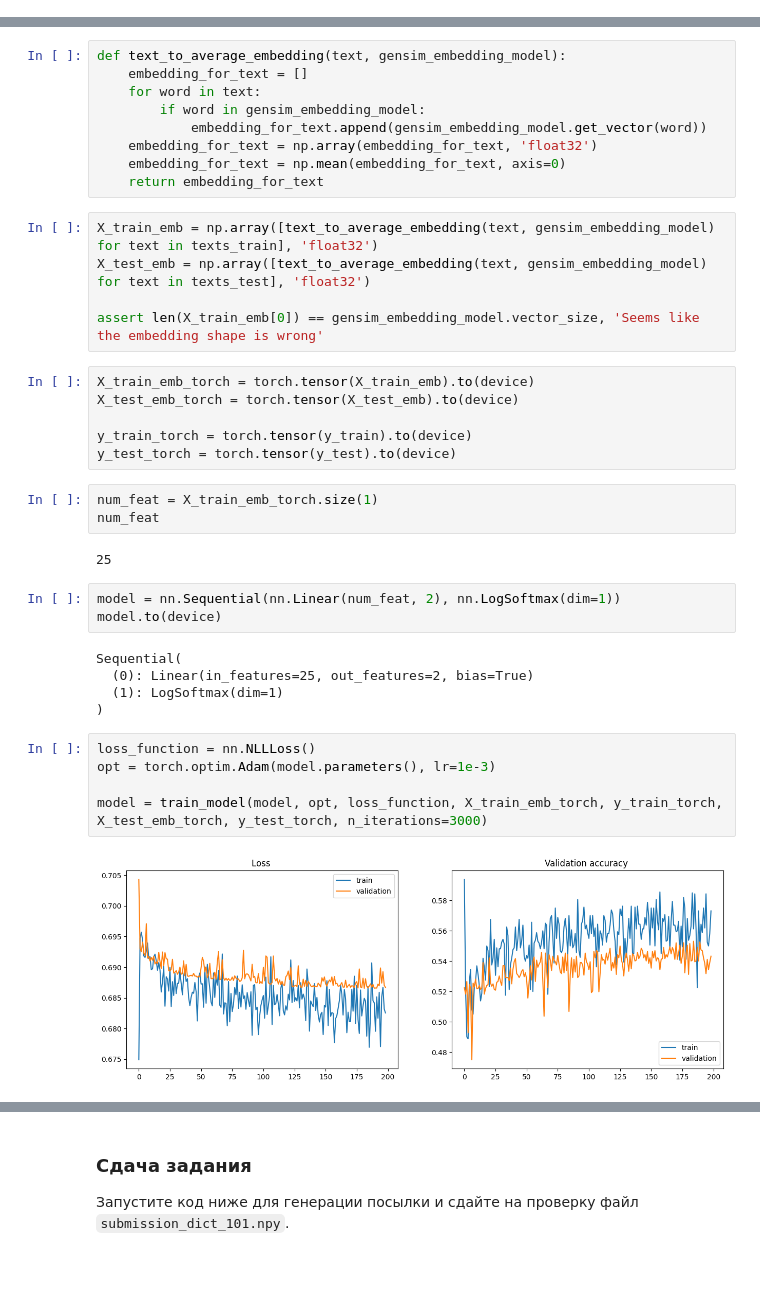
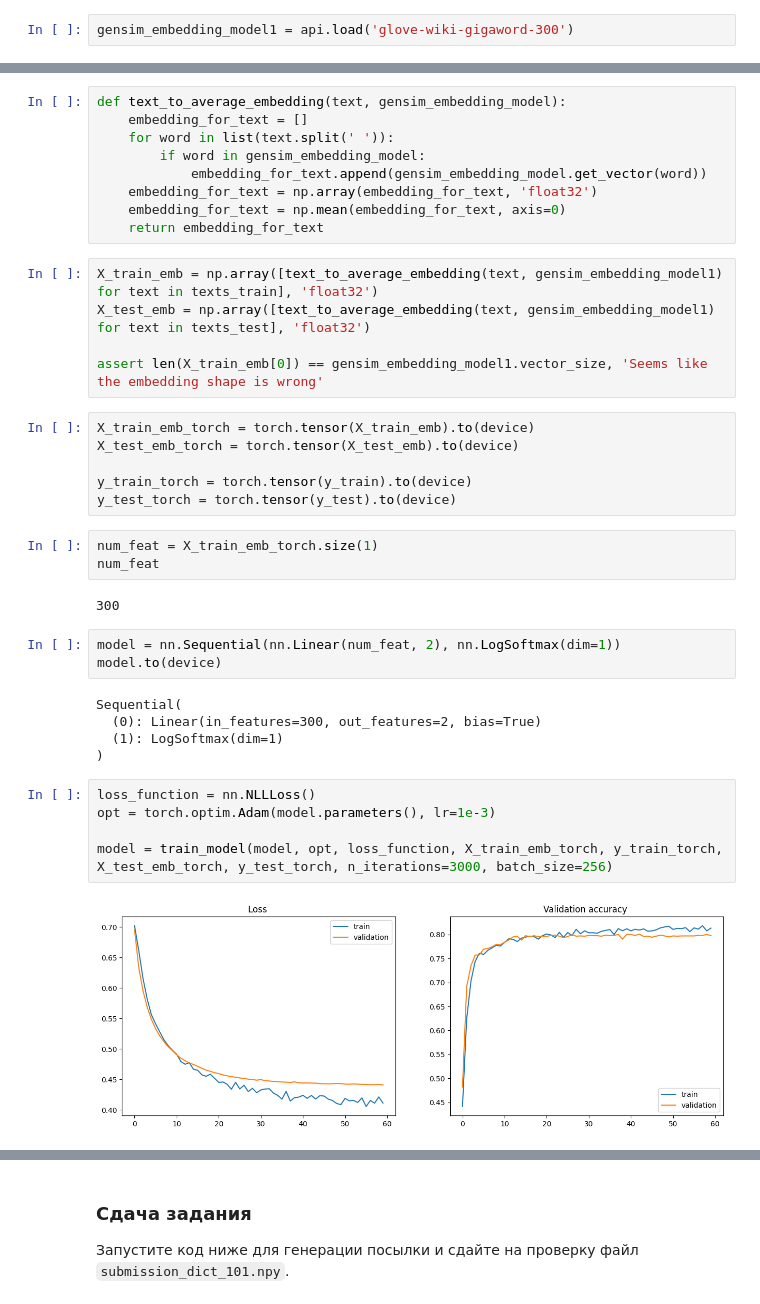
Before and after one commit to EvgenVer/ml-course_p2, a Jupyter notebook: homeworks_advanced/assignment01_text_classification/assignment01.ipynb, the cells around one changed output, grey strips where cells are left out. Drawn from its saved outputs; the diff is of its cells as text; blank space fills up the shorter version.

```diff
--- a/homeworks_advanced/assignment01_text_classification/assignment01.ipynb
+++ b/homeworks_advanced/assignment01_text_classification/assignment01.ipynb
@@ -456,0 +457,2 @@ gensim_embedding_model = api.load('glove-twitter-200')
+# %%
+gensim_embedding_model1 = api.load('glove-wiki-gigaword-300')
@@ -457,17 +461,17 @@ gensim_embedding_model = api.load('glove-twitter-200')
 # %%
 def text_to_average_embedding(text, gensim_embedding_model):
     embedding_for_text = []
-    for word in text:
+    for word in list(text.split(' ')):
         if word in gensim_embedding_model:
             embedding_for_text.append(gensim_embedding_model.get_vector(word))
     embedding_for_text = np.array(embedding_for_text, 'float32')
     embedding_for_text = np.mean(embedding_for_text, axis=0)
     return embedding_for_text
 # %%
-X_train_emb = np.array([text_to_average_embedding(text, gensim_embedding_model) for text in texts_train], 'float32')
-X_test_emb = np.array([text_to_average_embedding(text, gensim_embedding_model) for text in texts_test], 'float32')
+X_train_emb = np.array([text_to_average_embedding(text, gensim_embedding_model1) for text in texts_train], 'float32')
+X_test_emb = np.array([text_to_average_embedding(text, gensim_embedding_model1) for text in texts_test], 'float32')
 
-assert len(X_train_emb[0]) == gensim_embedding_model.vector_size, 'Seems like the embedding shape is wrong'
+assert len(X_train_emb[0]) == gensim_embedding_model1.vector_size, 'Seems like the embedding shape is wrong'
 # %%
 X_train_emb_torch = torch.tensor(X_train_emb).to(device)
 X_test_emb_torch = torch.tensor(X_test_emb).to(device)
@@ -478,22 +482,22 @@ y_test_torch = torch.tensor(y_test).to(device)
 num_feat = X_train_emb_torch.size(1)
 num_feat
 # %% [output]
-25
+300
 # %%
 model = nn.Sequential(nn.Linear(num_feat, 2), nn.LogSoftmax(dim=1))
 model.to(device)
 # %% [output]
 Sequential(
-  (0): Linear(in_features=25, out_features=2, bias=True)
+  (0): Linear(in_features=300, out_features=2, bias=True)
   (1): LogSoftmax(dim=1)
 )
 # %%
 loss_function = nn.NLLLoss()
 opt = torch.optim.Adam(model.parameters(), lr=1e-3)
 
-model = train_model(model, opt, loss_function, X_train_emb_torch, y_train_torch, X_test_emb_torch, y_test_torch, n_iterations=3000)
+model = train_model(model, opt, loss_function, X_train_emb_torch, y_train_torch, X_test_emb_torch, y_test_torch, n_iterations=3000, batch_size=256)
 # %% [output]
-[figure, old version]
+[figure, new version]
 # %%
 # do not change the code in the block below
 # __________start of block__________
```
Also changed, not shown: parts of 11 cells of this notebook.
